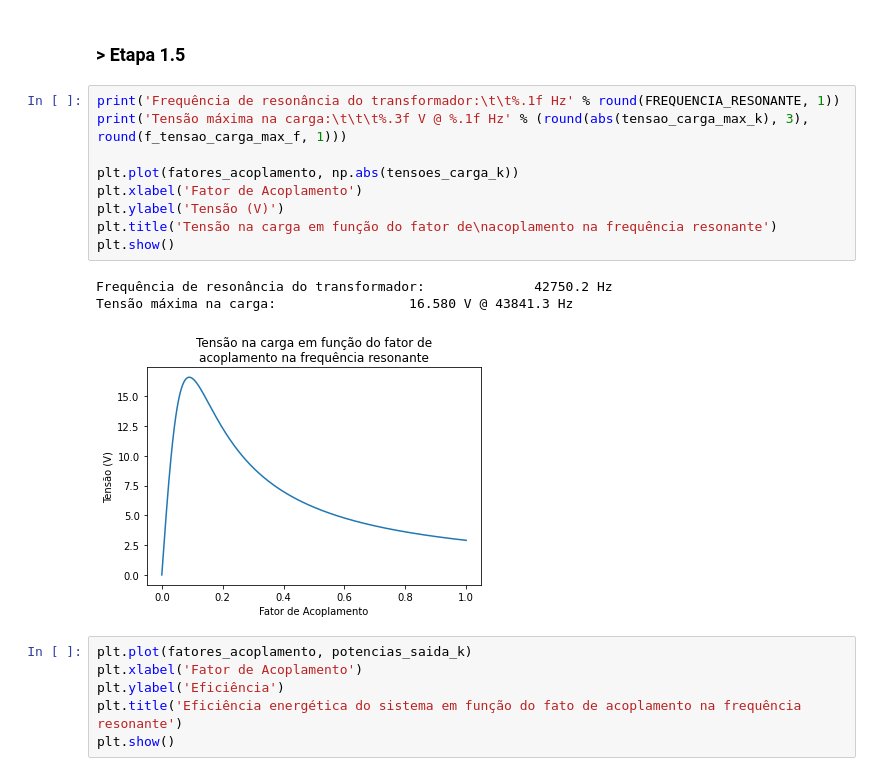
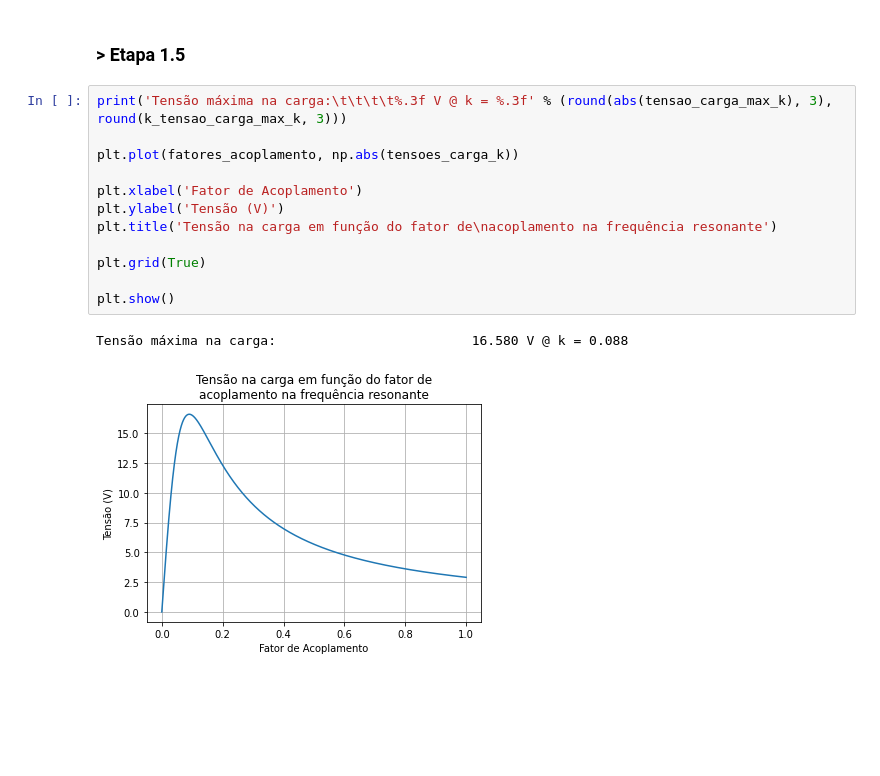
Before and after one commit to thiagosk/Projeto-Eletromag2022.2, a Jupyter notebook: main.ipynb, the cells around one changed output. Saved outputs shown, nothing was run; the diff lists cells and outputs as text; blank space fills up the shorter version.

```diff
--- a/main.ipynb
+++ b/main.ipynb
@@ -393,21 +393,17 @@ Eficiência energética máxima:                   0.764 @ 44057.6 Hz
 # %% [markdown]
 ### > Etapa 1.5
 # %%
-print('Frequência de resonância do transformador:\t\t%.1f Hz' % round(FREQUENCIA_RESONANTE, 1))
-print('Tensão máxima na carga:\t\t\t%.3f V @ %.1f Hz' % (round(abs(tensao_carga_max_k), 3), round(f_tensao_carga_max_f, 1)))
+print('Tensão máxima na carga:\t\t\t\t%.3f V @ k = %.3f' % (round(abs(tensao_carga_max_k), 3), round(k_tensao_carga_max_k, 3)))
 
 plt.plot(fatores_acoplamento, np.abs(tensoes_carga_k))
+
 plt.xlabel('Fator de Acoplamento')
 plt.ylabel('Tensão (V)')
 plt.title('Tensão na carga em função do fator de\nacoplamento na frequência resonante')
+
+plt.grid(True)
+
 plt.show()
 # %% [output]
-Frequência de resonância do transformador:              42750.2 Hz
-Tensão máxima na carga:                 16.580 V @ 43841.3 Hz
+Tensão máxima na carga:                         16.580 V @ k = 0.088
-[figure, old version]
+[figure, new version]
-# %%
-plt.plot(fatores_acoplamento, potencias_saida_k)
-plt.xlabel('Fator de Acoplamento')
-plt.ylabel('Eficiência')
-plt.title('Eficiência energética do sistema em função do fato de acoplamento na frequência resonante')
-plt.show()
```
